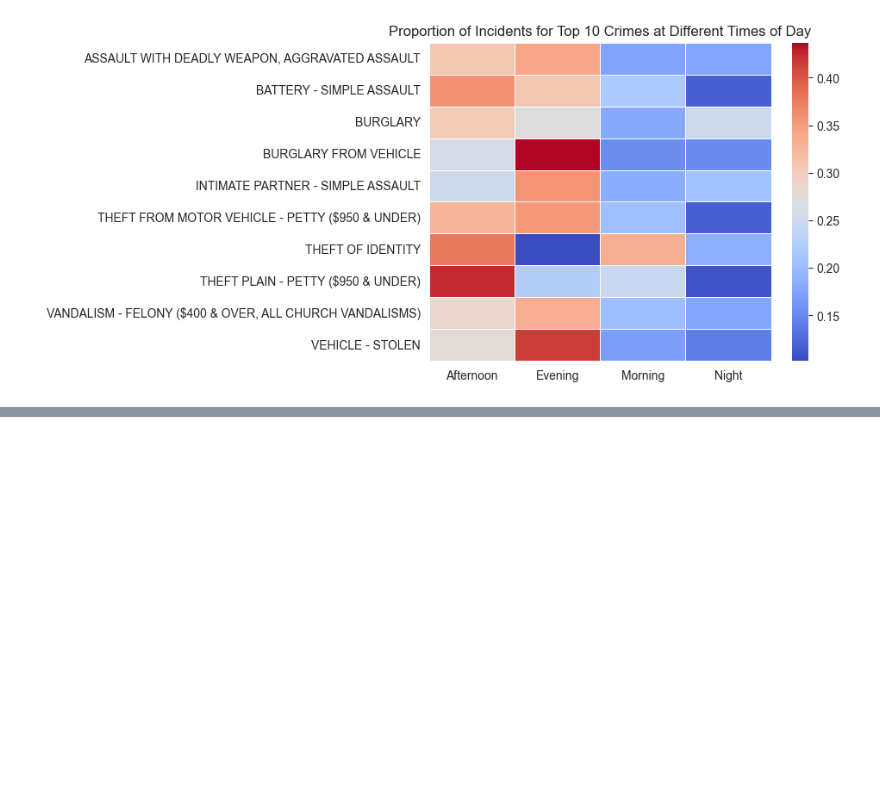
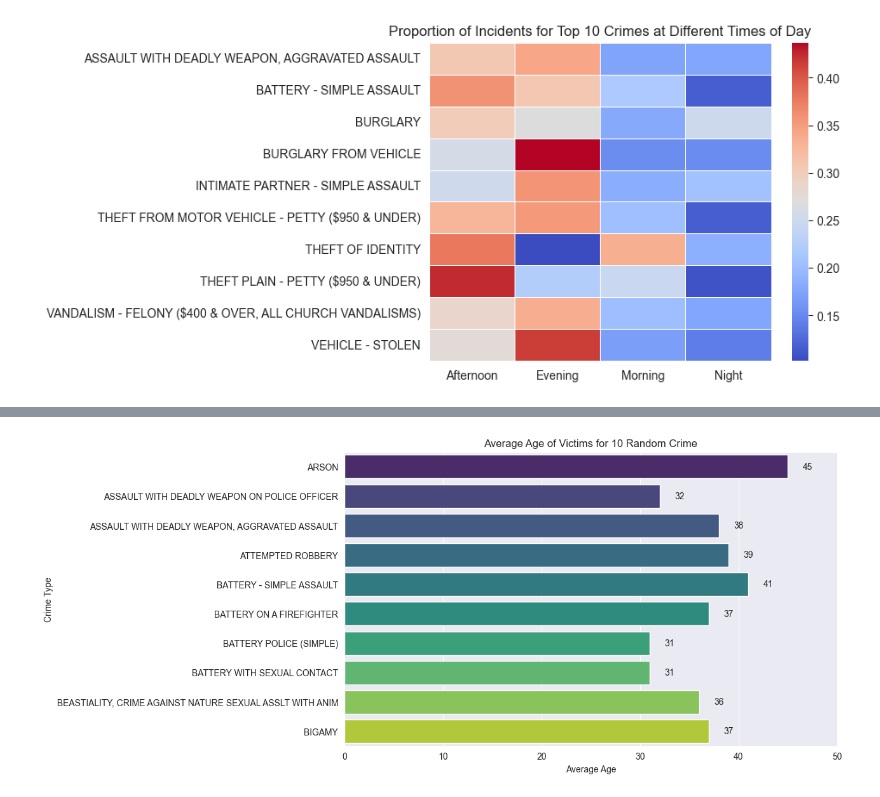
Before and after one commit to niranjanblank/LACrimeDataAnalysis, a Jupyter notebook: visualizations.ipynb, the cells around one changed output, grey strips where cells are left out. Drawn from its saved outputs; the diff is of its cells as text; code cells hidden in the pictures; blank space fills up the shorter version.

Commit message:
data visualizations done upto ques 11

```diff
--- a/visualizations.ipynb
+++ b/visualizations.ipynb
@@ -137,0 +140,10 @@ plt.show()
+# %%
+sql_query = '''
+SELECT
+crm_cd_desc as Crime ,
+ROUND(AVG(vict_age)) AS "Average Age"
+from la_crime
+WHERE vict_age != 0
+group by crm_cd_desc
+'''
+df = pd.read_sql_query(sql_query, conn)
@@ -137,0 +166,25 @@ plt.show()
+# %%
+
+
+# Select the top 10 crimes
+df_random_10 = df.head(10)
+
+# Plot the data
+plt.figure(figsize=(10, 6))
+ax = sns.barplot(x="Average Age", y="crime", data=df_random_10, palette="viridis")
+for p in ax.patches:
+    width = p.get_width()
+    ax.text(width + 1.5,
+            p.get_y() + p.get_height()/2,
+            '{:1.0f}'.format(width),
+            ha="left",
+            va="center")
+# Increase the x-axis limit
+plt.xlim(0, df_random_10["Average Age"].max() + 5)
+
+plt.title('Average Age of Victims for 10 Random Crime')
+plt.xlabel('Average Age')
+plt.ylabel('Crime Type')
+plt.show()
+# %% [output]
+[figure, added]
```
Also changed, not shown: parts of 42 cells of this notebook, 1 other file.
